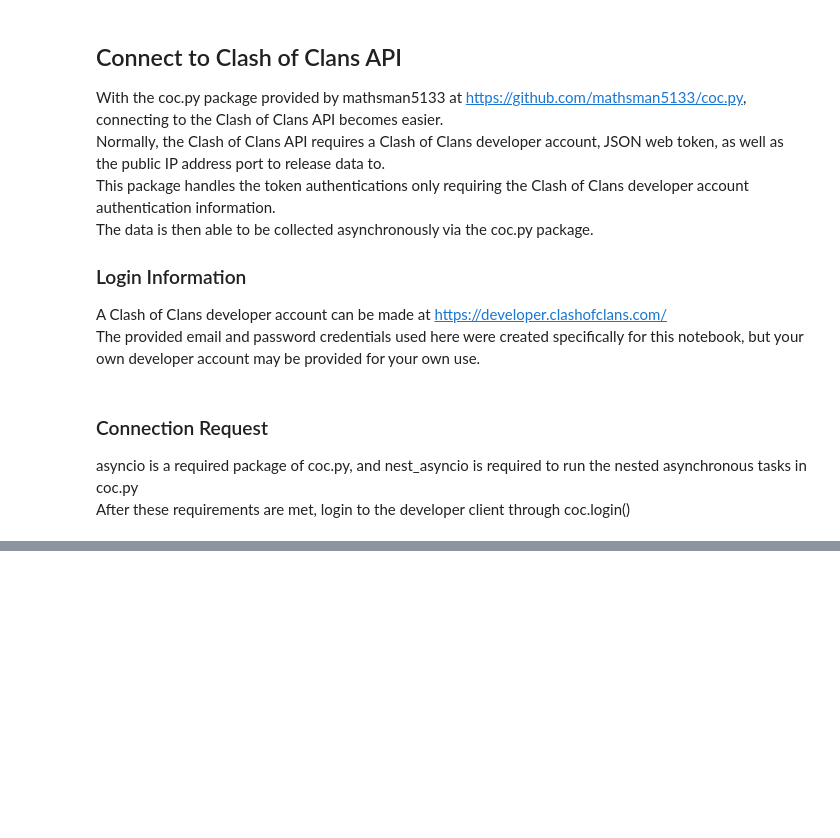
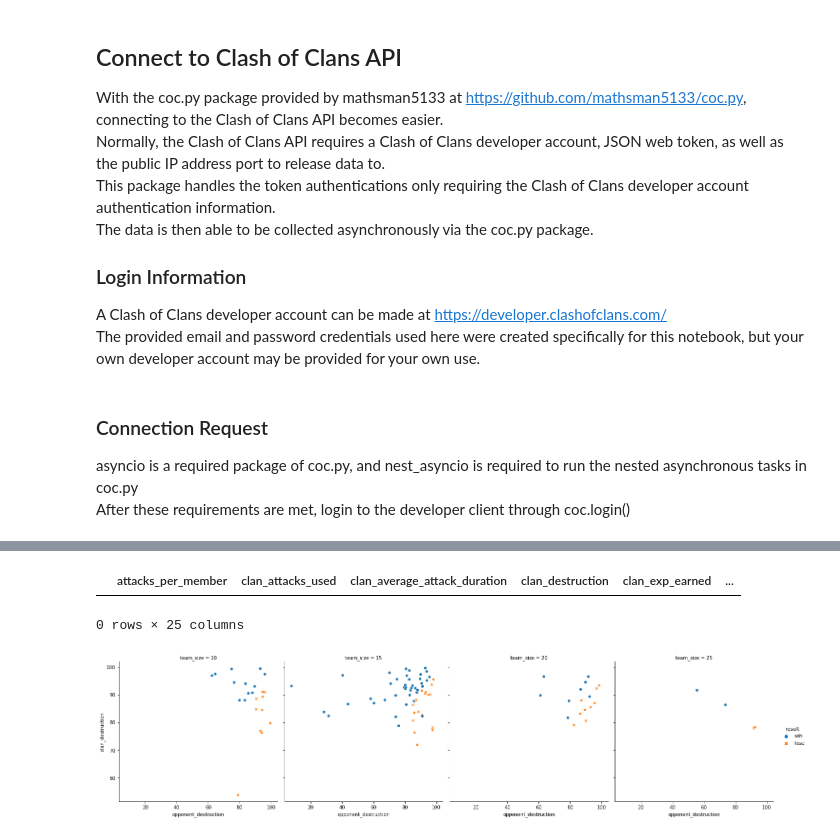
Before and after one commit to gregoryho13/coc-stats, a Jupyter notebook: coc.ipynb, the cells around one changed output, grey strips where cells are left out. Saved outputs shown, nothing was run; the diff lists cells and outputs as text; code cells hidden in the pictures; blank space fills up the shorter version.

Commit message:
rough database and graphs

```diff
--- a/coc.ipynb
+++ b/coc.ipynb
@@ -249,27 +148,10 @@ print(dir(war_log[0]))
+# %%
+war_log_info = await coc_utils.get_warlog_info(client, clan_tag)
 # %%
-war_log = await client.get_warlog(clan_tag)
-
-# Filter player information on getting only the attributes
-war_log_info = []
-for i, war in enumerate(war_log):
-    warlog_attributes = [attr for attr in dir(war) if re.search(r'^[^_]+',attr) and not re.search(r'(_cls)$|^(get_)',attr)]
-    warlog_info = [getattr(war,attr) for attr in warlog_attributes]
-    # for j in range(len(warlog_info)):
-    #     pprint.pp([i,[warlog_attributes[j],warlog_info[j]]])
-    war_info = {}
-    for attr, info in zip(warlog_attributes, warlog_info):
-        if attr == 'clan' or attr == 'opponent':
-            limit = ['badge','members','attacks','defenses','is_opponent']
-            if attr == 'opponent':
-                limit += ['exp_earned','attacks_used']
-
-            clan_war_attributes = [attr for attr in dir(info) if re.search(r'^[^_]+',attr) and not re.search(r'(_cls)$|^(get_)',attr) and not attr in limit]
-            for war_attr in clan_war_attributes:
-                war_info[attr +'_'+war_attr] = getattr(info, war_attr)
-        elif attr == 'end_time':
-            war_info[attr] = format(info.time)
-        else:
-            war_info[attr] = info
-    war_log_info.append(war_info)
-pprint.pp(war_log_info)
+df = pd.DataFrame(war_log_info)
+df = df.dropna(subset=['result','clan_destruction','opponent_destruction'])
+df['star_difference'] = df['clan_stars'] - df['opponent_stars']
+df = df.drop(columns = ['clan_average_attack_duration','opponent_average_attack_duration','attacks_per_member','opponent_max_stars','opponent_total_attacks']) # Same as clan_max_stars
+df = df.rename(columns = {'clan_max_stars': 'max_stars'})
+df
 # %% [output]
@@ -292,0 +182,13 @@ pprint.pp(war_log_info)
+# %%
+df[df['clan_average_attack_duration'] != 0]
+# %% [output]
+|  | attacks_per_member | clan_attacks_used | clan_average_attack_duration | clan_destruction | clan_exp_earned | ... |
+0 rows × 25 columns
+# %%
+sns.relplot(
+    data=df[df['team_size'] > 5],
+    x="opponent_destruction", y="clan_destruction", col="team_size",
+    hue="result", style="result",
+);
+# %% [output]
+[figure, added]
```
Also changed, not shown: parts of 26 cells of this notebook, 2 other files.
